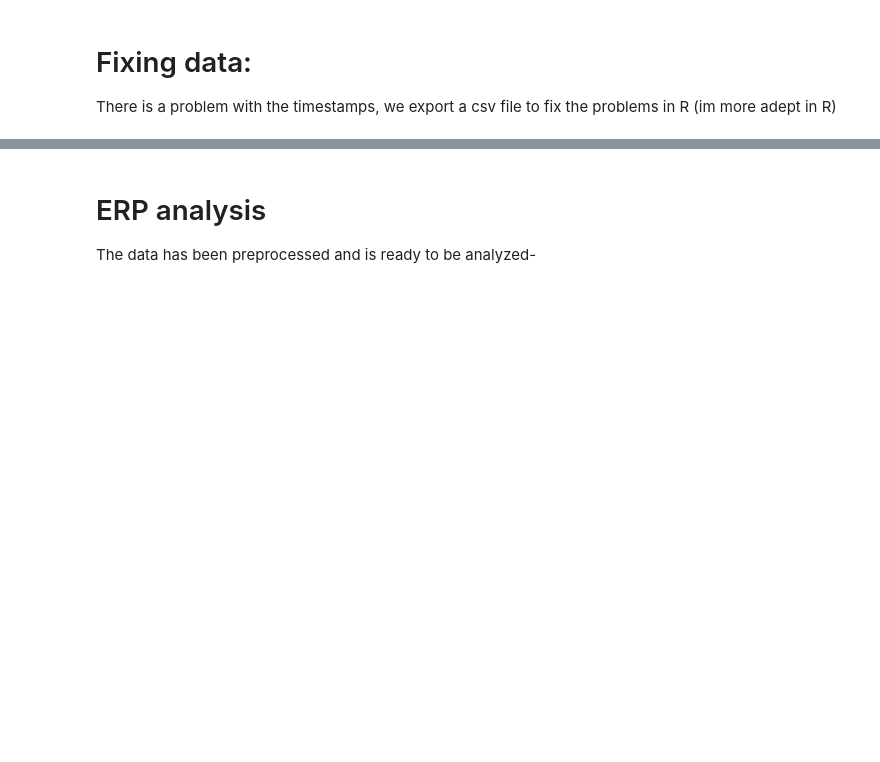
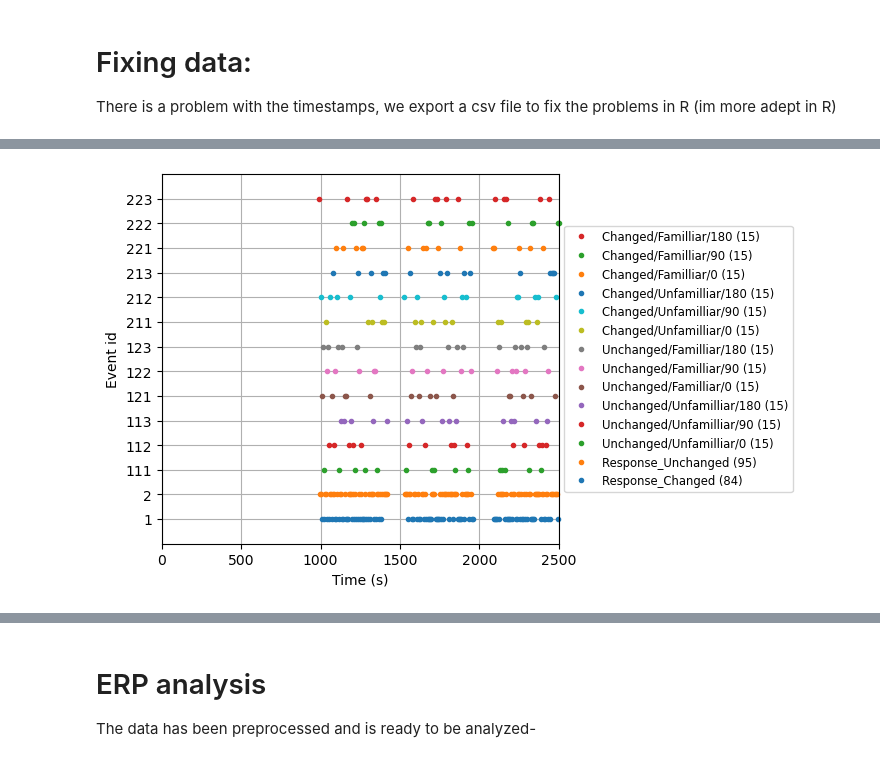
Before and after one commit to lauritswl/EEG_Thatcher_Effect, a Jupyter notebook: thatcher_experiment_notebook_EEG.ipynb, the cells around one changed output, grey strips where cells are left out. Saved outputs shown, nothing was run; the diff lists cells and outputs as text; code cells hidden in the pictures; blank space fills up the shorter version.

```diff
--- a/thatcher_experiment_notebook_EEG.ipynb
+++ b/thatcher_experiment_notebook_EEG.ipynb
@@ -54,13 +58,9 @@ raw.load_data()
 # Save the timestamps as a csv file for manipulation in R
 timestamps = mne.events_from_annotations(raw)[0]
 np.savetxt("timestamps.csv", timestamps, delimiter=",")
-
 # Import the manipulated timestamps from R
 # Read the CSV file into a pandas DataFrame
-df = pd.read_csv('Cleaned_Timestamps.csv')
+cleaned_events_df = pd.read_csv('Fixing_Timestamps/Cleaned_Timestamps.csv')
 
 # Convert the DataFrame to a numpy array
-data = df.to_numpy()
-
-# Save the manipulated timestamps to mne.events_from_annotations(raw)[0]
-print(raw.annotations[0])
+cleaned_events = cleaned_events_df.to_numpy()
@@ -130,8 +217,10 @@ event_id = {
 }
 # %%
 # Plot events :))
-events = mne.events_from_annotations(raw)[0]
+events = cleaned_events
 mne.viz.plot_events(events, sfreq=250, first_samp=raw.first_samp, event_id=event_id);
+# %% [output]
+[figure, added]
 # %%
 # Define time window for epochs:
 tmin, tmax = -0.1, 0.7
```
Also changed, not shown: parts of 17 cells of this notebook.
